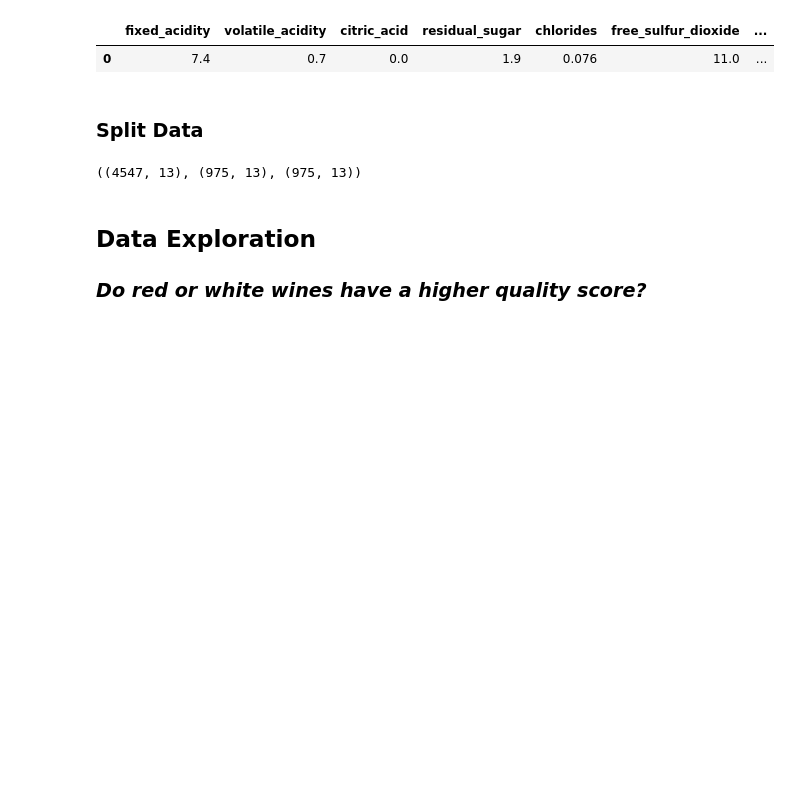
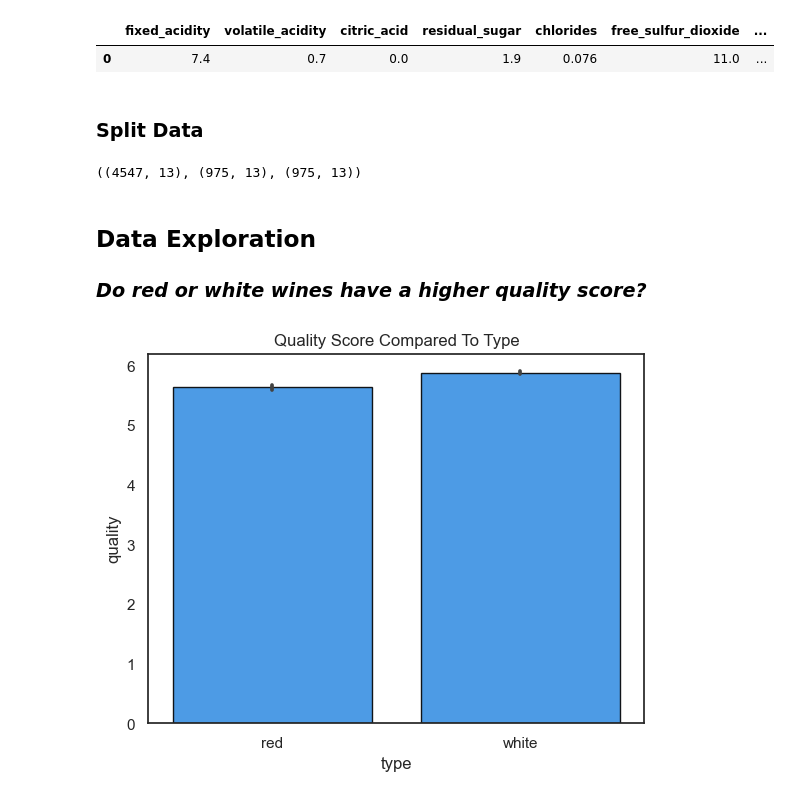
Before and after one commit to wine-clustering-project/wine-cluster, a Jupyter notebook: working_notebook_nick.ipynb, the cells around one changed output. Cells and saved outputs as stored; diff of their text form; code cells hidden in the pictures; blank space fills up the shorter version.

```diff
--- a/working_notebook_nick.ipynb
+++ b/working_notebook_nick.ipynb
@@ -196,3 +201,17 @@ train.shape, validate.shape, test.shape
 ## Data Exploration
 
 ### *Do red or white wines have a higher quality score?*
+# %%
+def barplot(df, f1, f2):
+
+    sns.set(style="white", rc={"grid.linewidth": 0.0})
+
+    sns.barplot(data = df, x = f1, y= f2, color = 'dodgerblue', alpha = .9, ec = 'black',)
+
+    plt.title(f'Quality Score Compared To {f1.title()}')
+
+    return plt.show()
+# %%
+barplot(df, 'type', 'quality')
+# %% [output]
+[figure, added]
```
Also changed, not shown: parts of 77 cells of this notebook, 2 other files.
